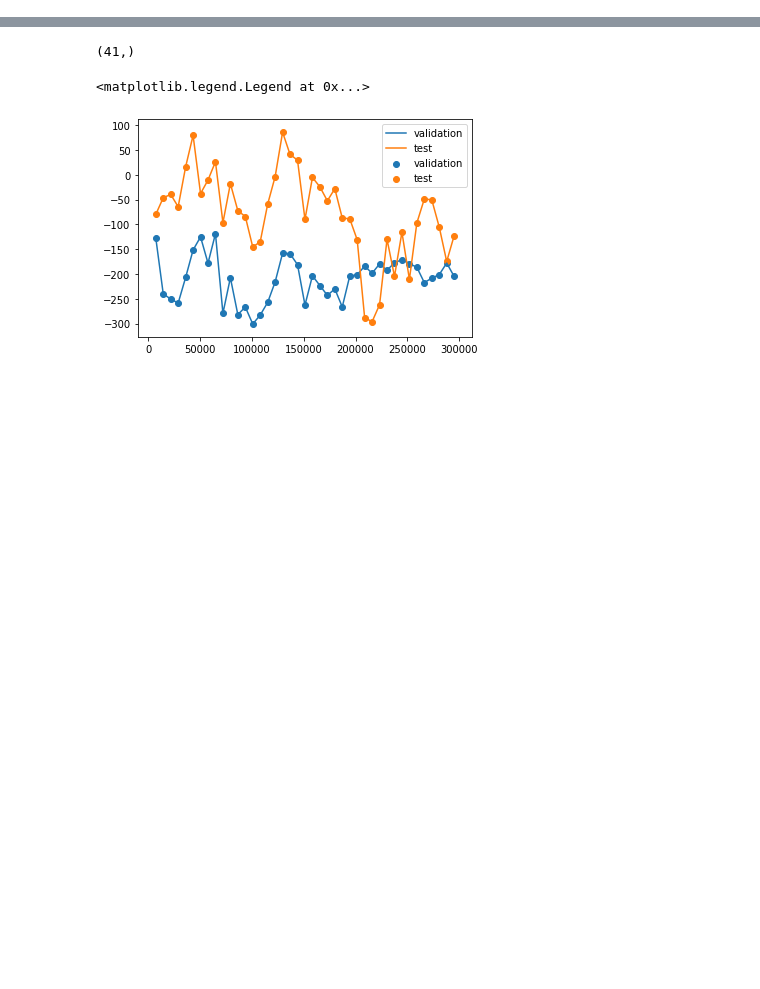
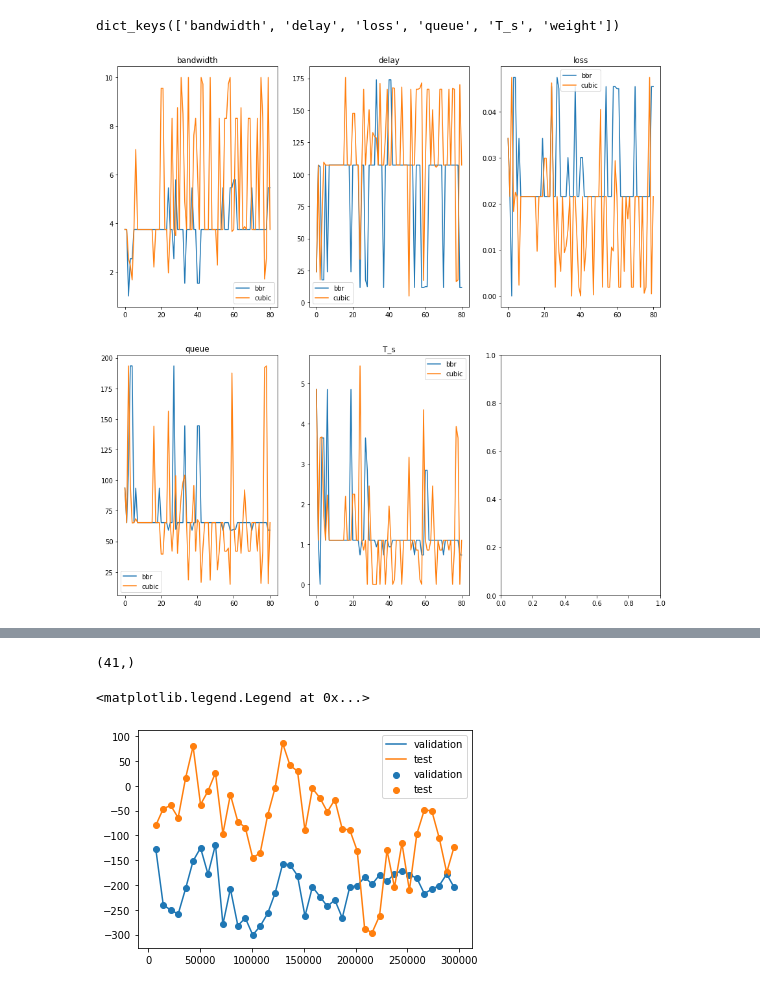
Before and after one commit to ChenGeng-ZJU/PCC-RL, a Jupyter notebook: plot_test_val.ipynb, the cells around one changed output, grey strips where cells are left out. Drawn from its saved outputs; the diff is of its cells as text; code cells hidden in the pictures; blank space fills up the shorter version.

```diff
--- a/plot_test_val.ipynb
+++ b/plot_test_val.ipynb
@@ -2,4 +2,33 @@
 import pandas as pd
 import numpy as np
 import matplotlib.pyplot as plt
+# %%
+import json
+import os.path as osp
+with open(osp.join('data', 'bbr-08210026', 'bo_80.json'), 'r') as f:
+    bos = json.load(f)
+with open(osp.join('data', 'udr-large-genet-082010', 'bo_80.json'), 'r') as f:
+    bos2 = json.load(f)
+# %%
+bos[0].keys()
+# %% [output]
+dict_keys(['bandwidth', 'delay', 'loss', 'queue', 'T_s', 'weight'])
+# %%
+bws = [x['bandwidth'][0] for x in bos[1:]]
+# %%
+# plt.figure(figsize=(10, 10))
+fig, axs = plt.subplots(2, 3)
+fig.set_figheight(15)
+fig.set_figwidth(15)
+for i, key in enumerate(bos[0].keys()):
+    if key=='weight':
+        continue
+    bws = [x[key][0] for x in bos[1:]]
+    bws2 = [x[key][0] for x in bos2[1:]]
+    axs[i//3, i%3].plot(np.array(bws), label="bbr")
+    axs[i//3, i%3].plot(np.array(bws2), label='cubic')
+    axs[i//3, i%3].set_title(key)
+    axs[i//3, i%3].legend()
+# %% [output]
+[figure, added]
 # %%
```
Also changed, not shown: parts of 3 cells of this notebook, 10 other files.
